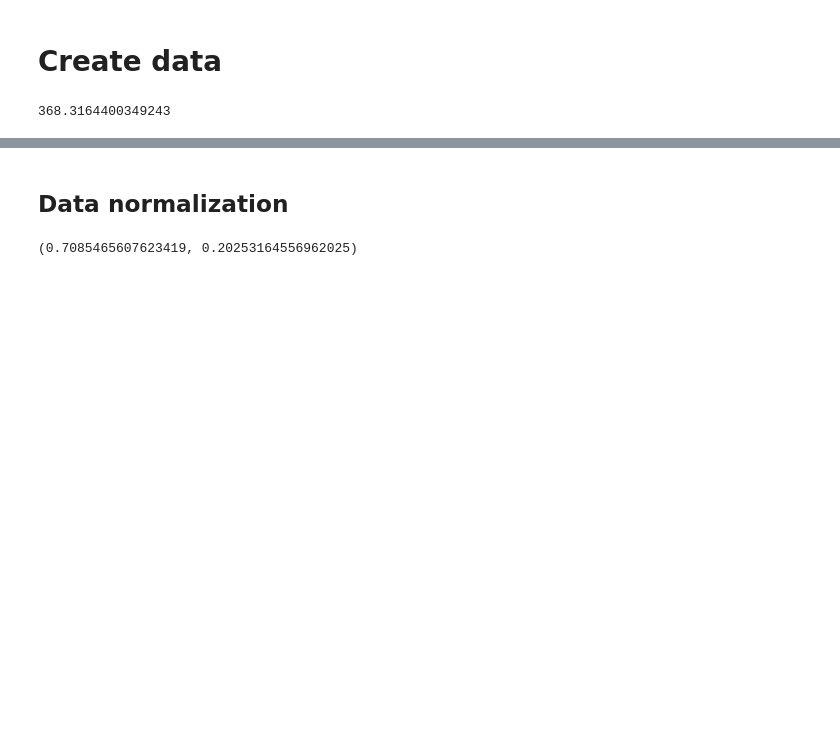
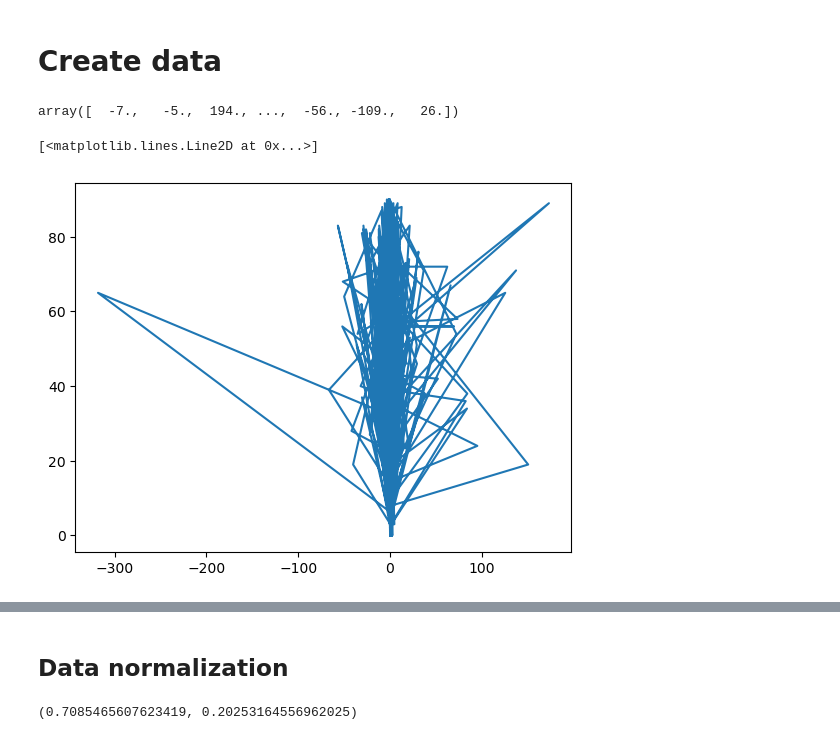
Before and after one commit to Seferovic8/AI-Arm, a Jupyter notebook: Experiments/Exp_NN_Inverse_Kinematics.ipynb, the cells around one changed output, grey strips where cells are left out. Saved outputs shown, nothing was run; the diff lists cells and outputs as text; code cells hidden in the pictures; blank space fills up the shorter version.

```diff
--- a/Experiments/Exp_NN_Inverse_Kinematics.ipynb
+++ b/Experiments/Exp_NN_Inverse_Kinematics.ipynb
@@ -25,13 +25,11 @@ for i in range(220000):
     dy=fk[1]
     dz=fk[2]
     r = np.sqrt(dx**2+dy**2)
-
+    if(T2>90):
+        print(T2)
     x_samples.append([r,dz])
     y_samples.append([T2])
 
-x_samples=np.array(x_samples)
+x_samples=np.array(x_samples).reshape(-1,1,2)
 y_samples=np.array(y_samples,dtype=np.float32)
+#y_samples=tf.one_hot(y_samples,depth=90)
-# %%
-np.max(x_samples[:,0])
-# %% [output]
-368.3164400349243
@@ -40,0 +36,10 @@ dr,dz=x_samples[:,0],x_samples[:,1]
+# %%
+x_samples[:,0,1]
+# %% [output]
+array([  -7.,   -5.,  194., ...,  -56., -109.,   26.])
+# %%
+import matplotlib.pyplot as plt
+plt.plot(x_samples[:,0,0][:1000]/x_samples[:,0,1][:1000],y_samples[:1000])
+# %% [output]
+[<matplotlib.lines.Line2D at 0x...>]
+[figure, added]
```
Also changed, not shown: parts of 15 cells of this notebook, 14 other files.
